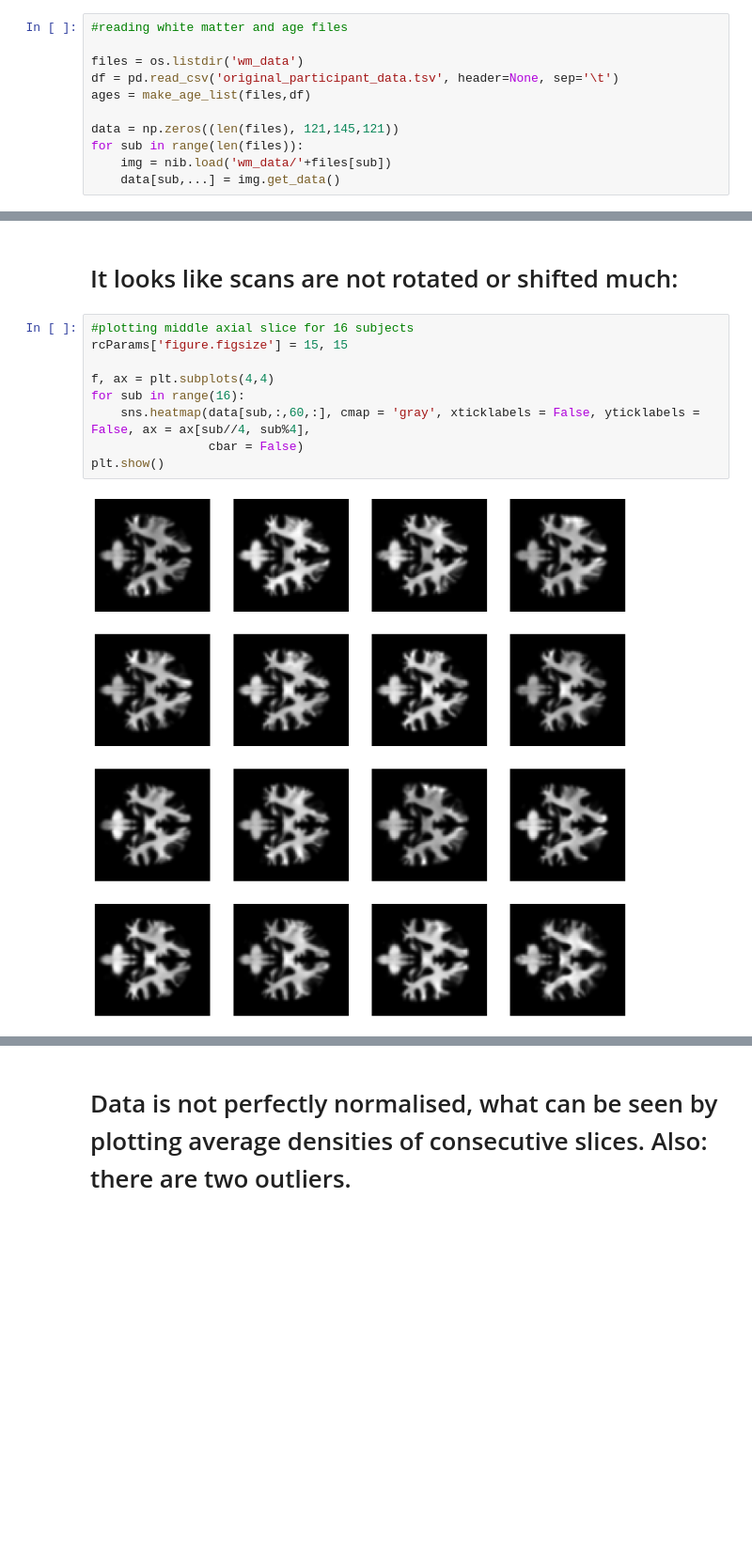
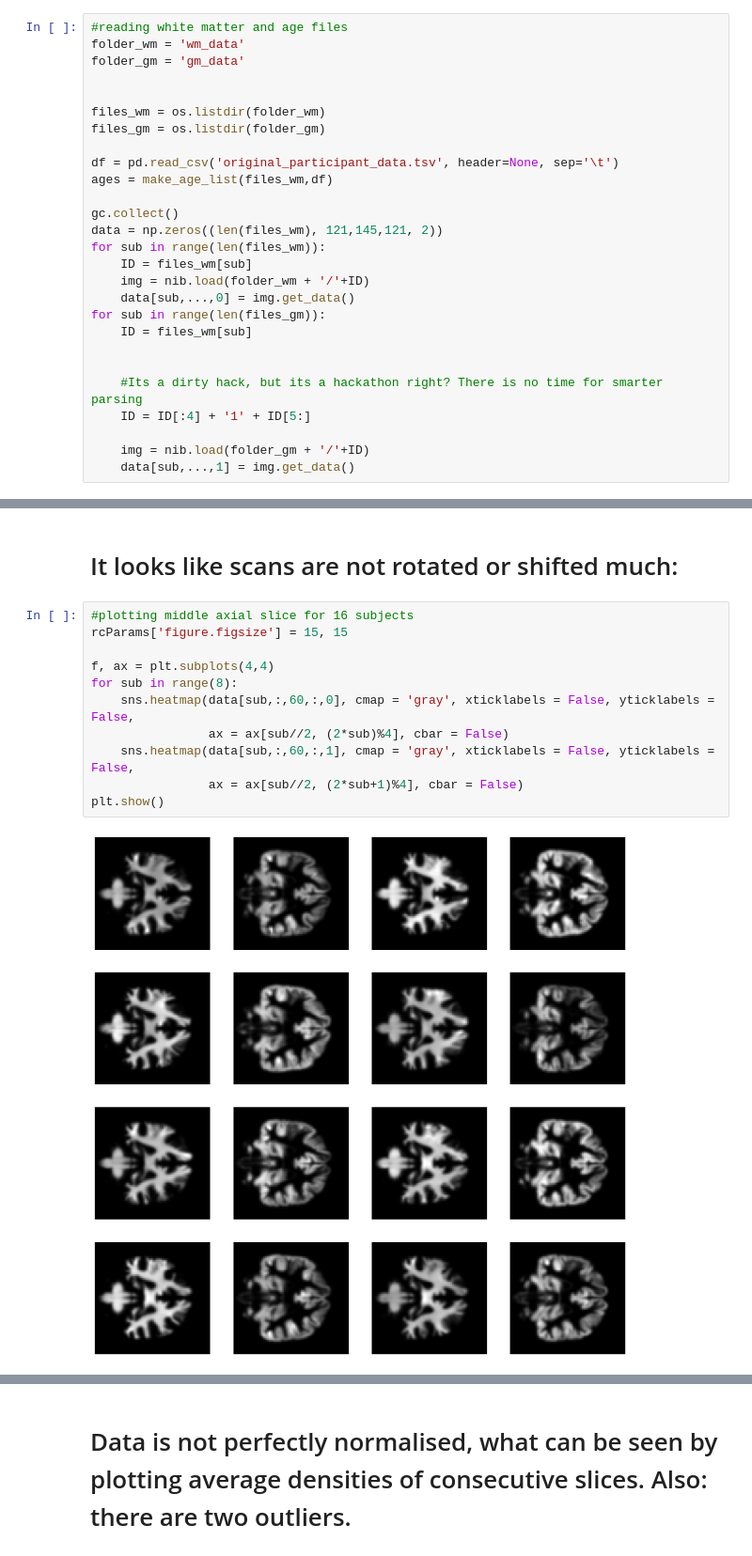
Before and after one commit to SebastianPopescu/Brainhack2017, a Jupyter notebook: BrainHack EDA.ipynb, the cells around one changed output, grey strips where cells are left out. Shown at 94% size. Drawn from its saved outputs; the diff is of its cells as text; blank space fills up the shorter version.

```diff
--- a/BrainHack EDA.ipynb
+++ b/BrainHack EDA.ipynb
@@ -27,15 +28,31 @@ def make_age_list(files, age_df):
     return age_list
 # %%
 #reading white matter and age files
+folder_wm = 'wm_data'
+folder_gm = 'gm_data'
 
-files = os.listdir('wm_data')
+
+files_wm = os.listdir(folder_wm)
+files_gm = os.listdir(folder_gm)
+
 df = pd.read_csv('original_participant_data.tsv', header=None, sep='\t')
-ages = make_age_list(files,df)
+ages = make_age_list(files_wm,df)
 
-data = np.zeros((len(files), 121,145,121))
-for sub in range(len(files)):
-    img = nib.load('wm_data/'+files[sub])
-    data[sub,...] = img.get_data()
+gc.collect()
+data = np.zeros((len(files_wm), 121,145,121, 2))
+for sub in range(len(files_wm)):
+    ID = files_wm[sub]
+    img = nib.load(folder_wm + '/'+ID)
+    data[sub,...,0] = img.get_data()
+for sub in range(len(files_gm)):
+    ID = files_wm[sub]
+
+
+    #Its a dirty hack, but its a hackathon right? There is no time for smarter parsing
+    ID = ID[:4] + '1' + ID[5:]
+
+    img = nib.load(folder_gm + '/'+ID)
+    data[sub,...,1] = img.get_data()
 # %% [markdown]
 # Age distribution:
 # %%
@@ -50,13 +67,15 @@ plt.show()
 # %%
 #plotting middle axial slice for 16 subjects
 rcParams['figure.figsize'] = 15, 15
 
 f, ax = plt.subplots(4,4)
-for sub in range(16):
-    sns.heatmap(data[sub,:,60,:], cmap = 'gray', xticklabels = False, yticklabels = False, ax = ax[sub//4, sub%4],
-                cbar = False)
+for sub in range(8):
+    sns.heatmap(data[sub,:,60,:,0], cmap = 'gray', xticklabels = False, yticklabels = False,
+                ax = ax[sub//2, (2*sub)%4], cbar = False)
+    sns.heatmap(data[sub,:,60,:,1], cmap = 'gray', xticklabels = False, yticklabels = False,
+                ax = ax[sub//2, (2*sub+1)%4], cbar = False)
 plt.show()
 # %% [output]
-[figure, old version]
+[figure, new version]
 # %%
 #averaging densities on consecutive slices
```
Also changed, not shown: parts of 15 cells of this notebook, 3 other files.
